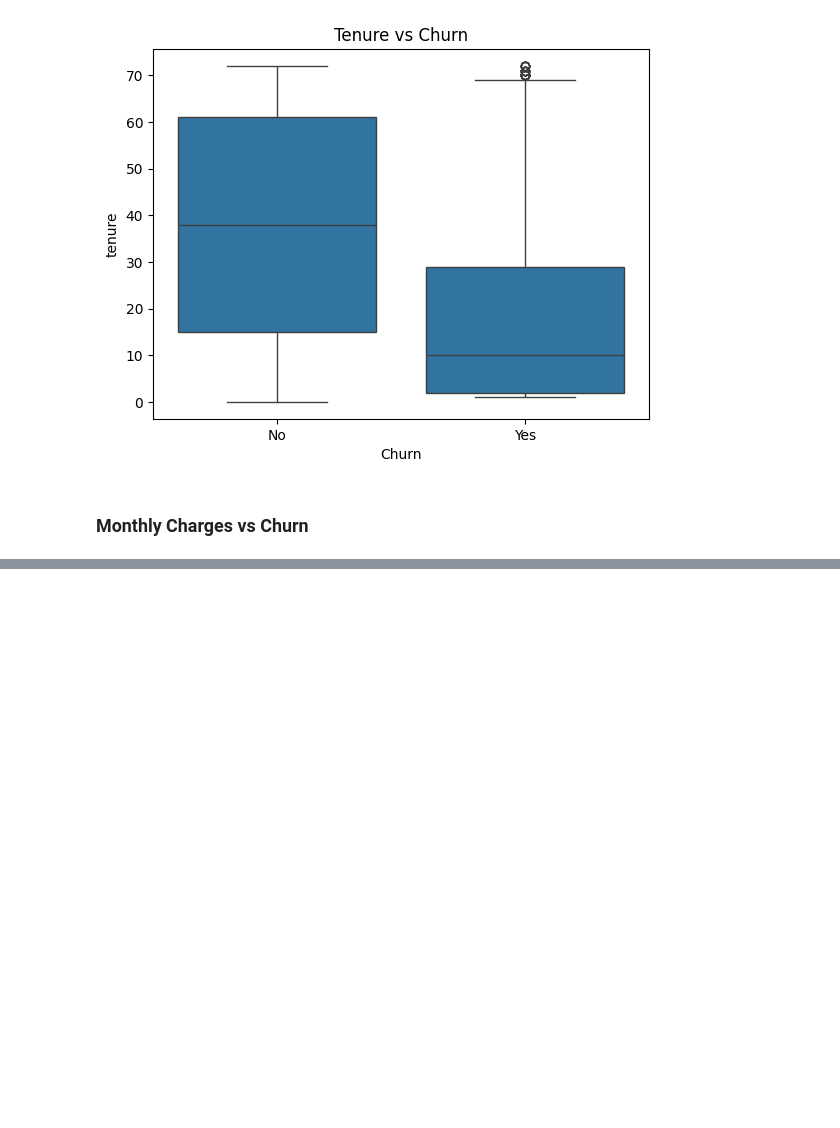
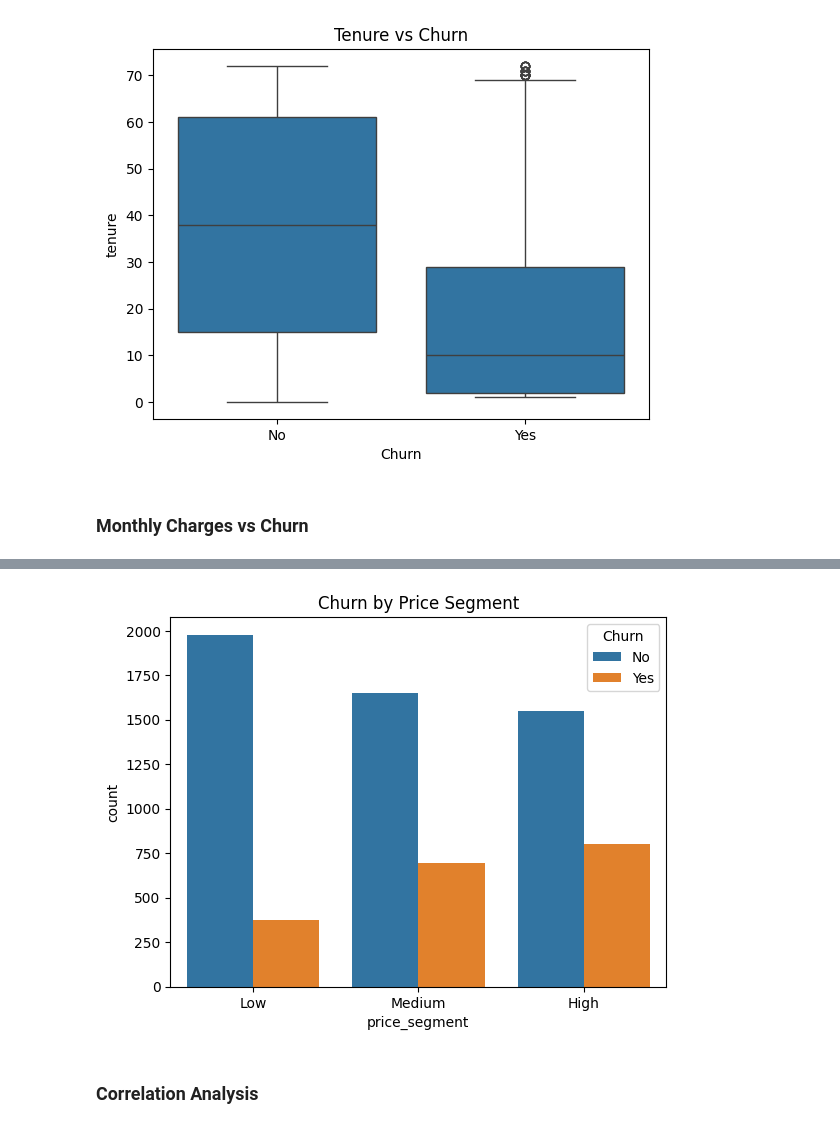
Before and after one commit to SaiAshwathaSingari/customer-churn-eda, a Jupyter notebook: notebooks/churn_analysis.ipynb, the cells around one changed output, grey strips where cells are left out. Cells and saved outputs as stored; diff of their text form; code cells hidden in the pictures; blank space fills up the shorter version.

```diff
--- a/notebooks/churn_analysis.ipynb
+++ b/notebooks/churn_analysis.ipynb
@@ -86,0 +113,14 @@ companies design effective customer retention strategies.
+# %%
+df["price_segment"] = pd.qcut(
+    df["MonthlyCharges"],
+    q=3,
+    labels=["Low", "Medium", "High"]
+)
+# %%
+sns.countplot(x="price_segment", hue="Churn", data=df)
+plt.title("Churn by Price Segment")
+plt.show()
+# %% [output]
+[figure, added]
+# %% [markdown]
+### Correlation Analysis
```
Also changed, not shown: parts of 11 cells of this notebook.
